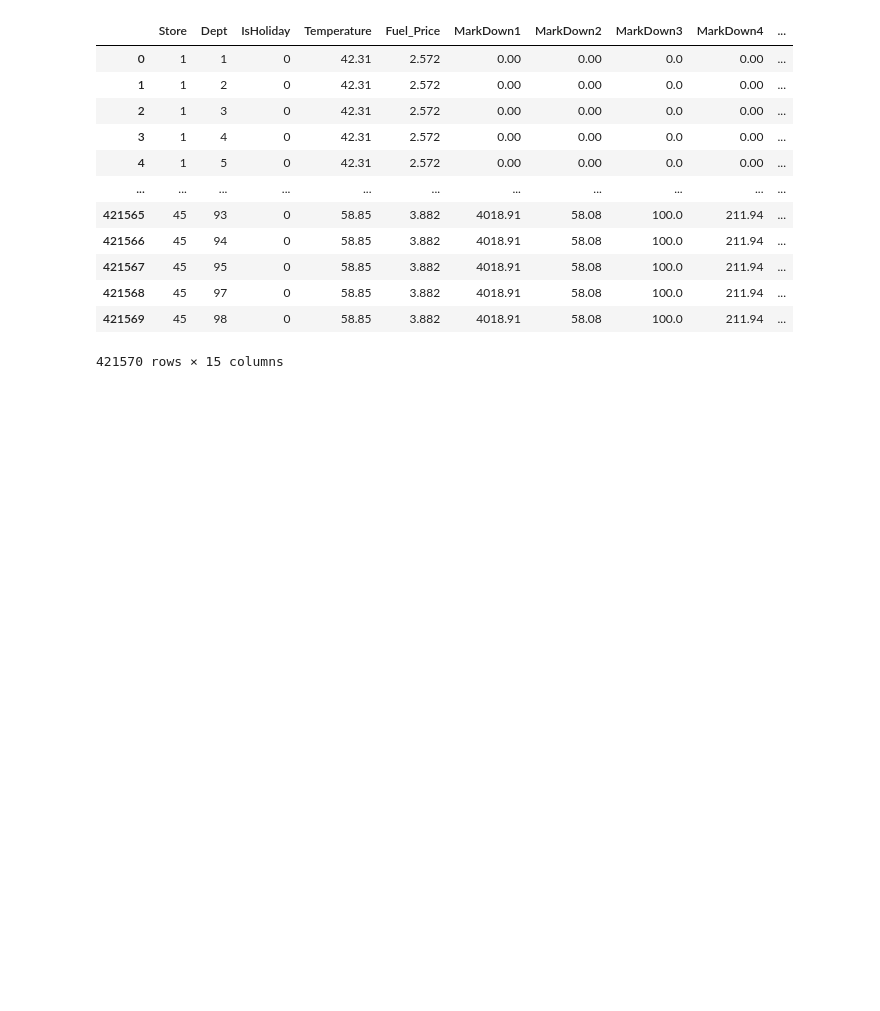
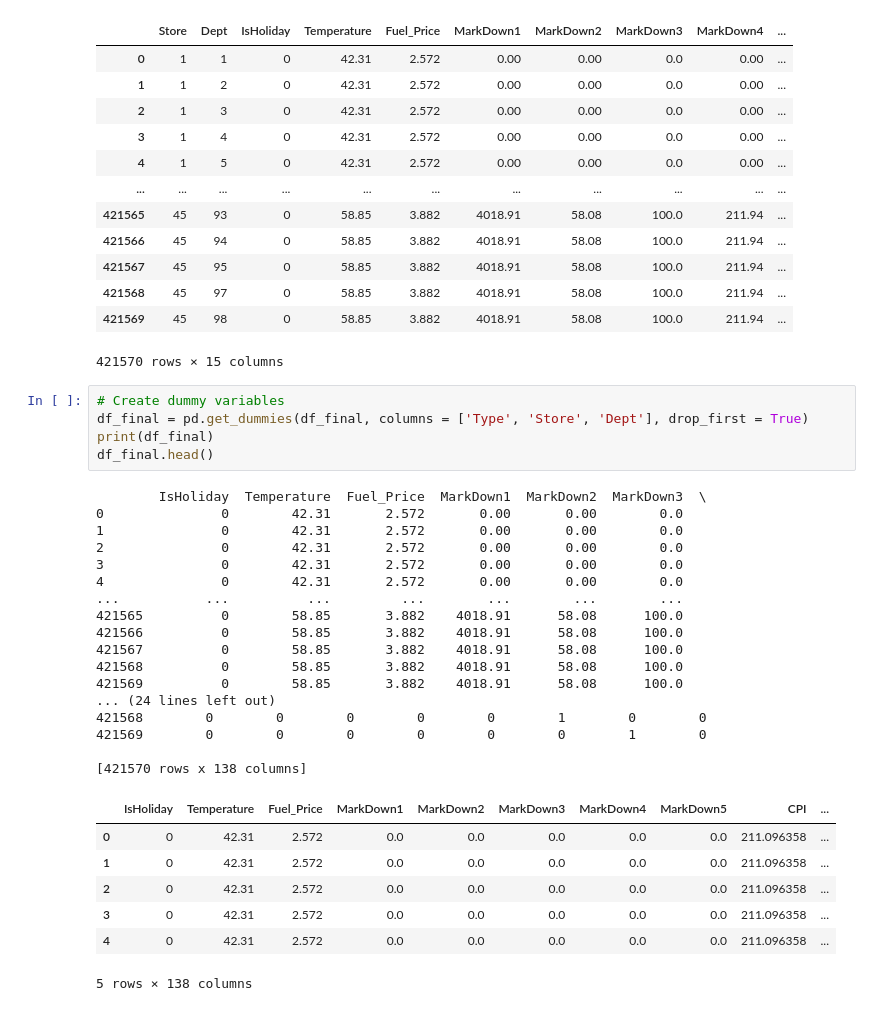
Before and after one commit to RomanRosa/retail_sales_prediction, a Jupyter notebook: xgboost_sales_prediction.ipynb, the cells around one changed output. Drawn from its saved outputs; the diff is of its cells as text; blank space fills up the shorter version.

```diff
--- a/xgboost_sales_prediction.ipynb
+++ b/xgboost_sales_prediction.ipynb
@@ -727,3 +727,33 @@ df_final
 | 421568 | 45 | 97 | 0 | 58.85 | 3.882 | 4018.91 | 58.08 | 100.0 | 211.94 | ... |
 | 421569 | 45 | 98 | 0 | 58.85 | 3.882 | 4018.91 | 58.08 | 100.0 | 211.94 | ... |
 421570 rows × 15 columns
+# %%
+# Create dummy variables
+df_final = pd.get_dummies(df_final, columns = ['Type', 'Store', 'Dept'], drop_first = True)
+print(df_final)
+df_final.head()
+# %% [output]
+        IsHoliday  Temperature  Fuel_Price  MarkDown1  MarkDown2  MarkDown3  \
+0               0        42.31       2.572       0.00       0.00        0.0
+1               0        42.31       2.572       0.00       0.00        0.0
+2               0        42.31       2.572       0.00       0.00        0.0
+3               0        42.31       2.572       0.00       0.00        0.0
+4               0        42.31       2.572       0.00       0.00        0.0
+...           ...          ...         ...        ...        ...        ...
+421565          0        58.85       3.882    4018.91      58.08      100.0
+421566          0        58.85       3.882    4018.91      58.08      100.0
+421567          0        58.85       3.882    4018.91      58.08      100.0
+421568          0        58.85       3.882    4018.91      58.08      100.0
+421569          0        58.85       3.882    4018.91      58.08      100.0
+... (24 lines left out)
+421568        0        0        0        0        0        1        0        0
+421569        0        0        0        0        0        0        1        0
+
+[421570 rows x 138 columns]
+|  | IsHoliday | Temperature | Fuel_Price | MarkDown1 | MarkDown2 | MarkDown3 | MarkDown4 | MarkDown5 | CPI | ... |
+| 0 | 0 | 42.31 | 2.572 | 0.0 | 0.0 | 0.0 | 0.0 | 0.0 | 211.096358 | ... |
+| 1 | 0 | 42.31 | 2.572 | 0.0 | 0.0 | 0.0 | 0.0 | 0.0 | 211.096358 | ... |
+| 2 | 0 | 42.31 | 2.572 | 0.0 | 0.0 | 0.0 | 0.0 | 0.0 | 211.096358 | ... |
+| 3 | 0 | 42.31 | 2.572 | 0.0 | 0.0 | 0.0 | 0.0 | 0.0 | 211.096358 | ... |
+| 4 | 0 | 42.31 | 2.572 | 0.0 | 0.0 | 0.0 | 0.0 | 0.0 | 211.096358 | ... |
+5 rows × 138 columns
```
Also changed, not shown: parts of 8 cells of this notebook.
